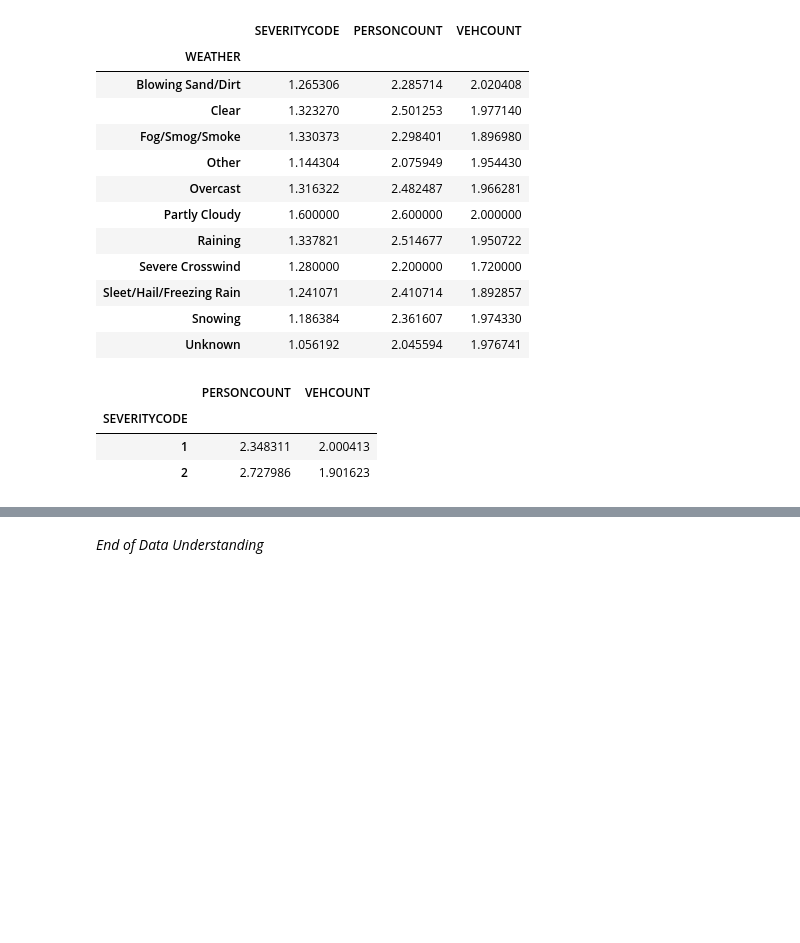
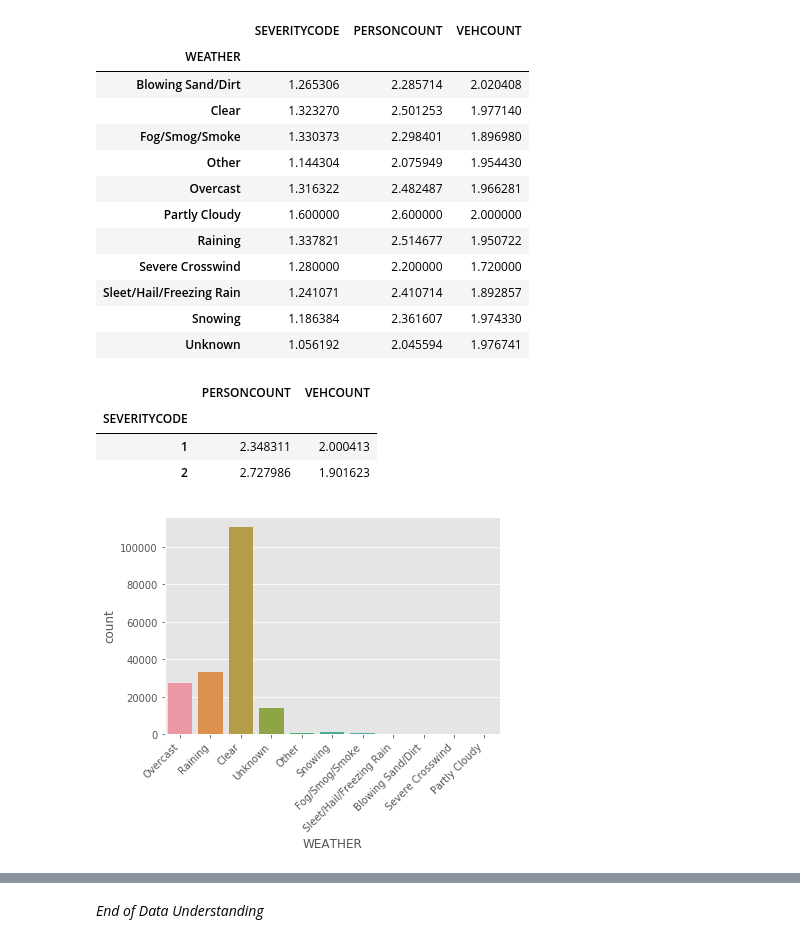
Before and after one commit to EdwardBGJung/Coursera_Capstone, a Jupyter notebook: Coursera_capstone_background_problem (DTmodel).ipynb, the cells around one changed output, grey strips where cells are left out. Saved outputs shown, nothing was run; the diff lists cells and outputs as text; code cells hidden in the pictures; blank space fills up the shorter version.

```diff
--- a/Coursera_capstone_background_problem (DTmodel).ipynb
+++ b/Coursera_capstone_background_problem (DTmodel).ipynb
@@ -287,3 +288,10 @@ df_Others  # person is impacted to severity code.
 | SEVERITYCODE |  |  |
 | 1 | 2.348311 | 2.000413 |
 | 2 | 2.727986 | 1.901623 |
+# %%
+ax = sns.countplot(df['WEATHER'])
+ax.set_xticklabels(ax.get_xticklabels(), rotation=45,
+                   horizontalalignment='right')
+plt.show()
+# %% [output]
+[figure, added]
```
Also changed, not shown: parts of 13 cells of this notebook.
